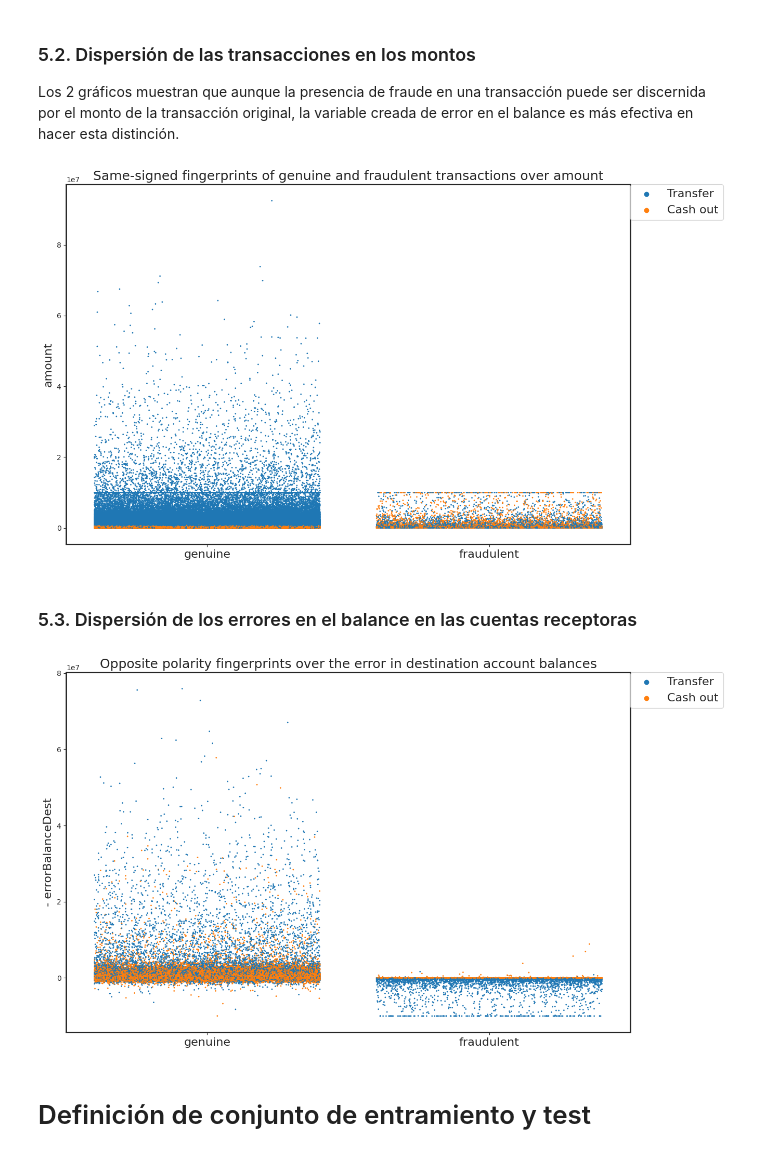
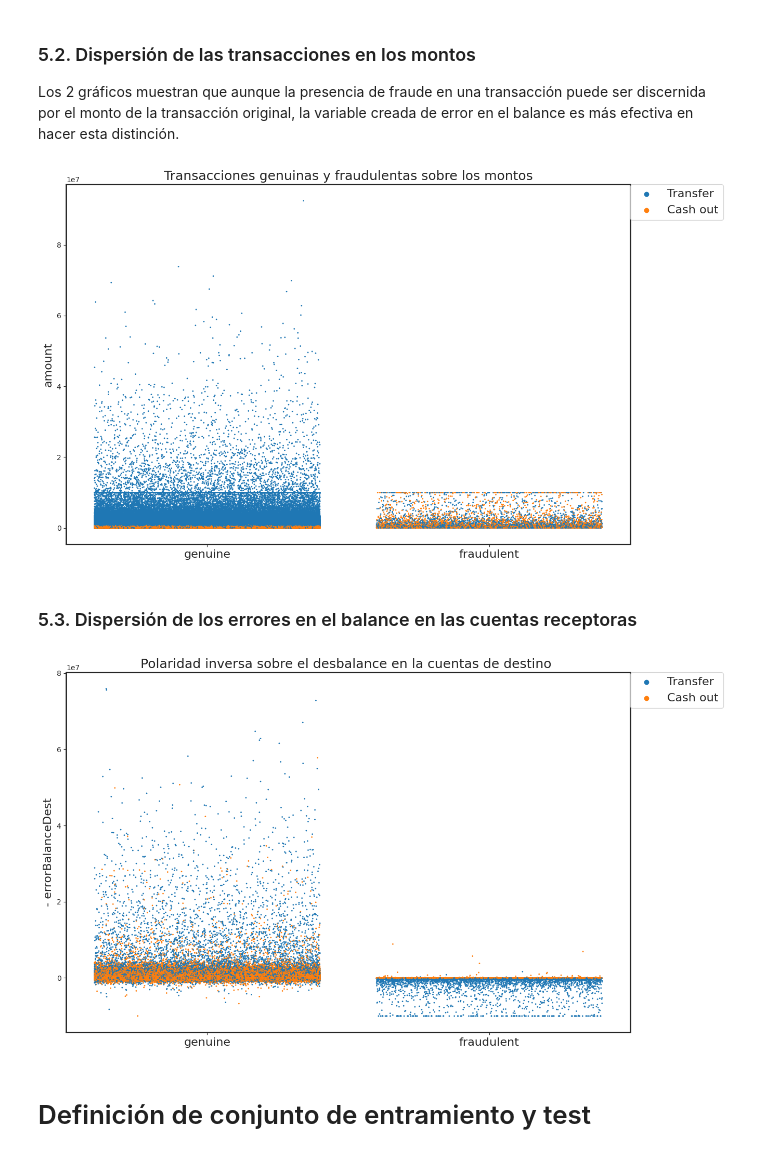
Before and after one commit to daramireh/Reporte_Fraude_Medios_Pago, a Jupyter notebook: _sources/notebooks.ipynb, the cells around one changed output. Drawn from its saved outputs; the diff is of its cells as text; code cells hidden in the pictures.

```diff
--- a/_sources/notebooks.ipynb
+++ b/_sources/notebooks.ipynb
@@ -315,20 +315,20 @@ Los 2 gráficos muestran que aunque  la presencia de fraude en una transacción
 limit = len(X)
 ax = plotStrip(Y[:limit], X.amount[:limit], X.type[:limit], figsize = (14, 9))
 ax.set_ylabel('amount', size = 16)
-ax.set_title('Same-signed fingerprints of genuine \
-and fraudulent transactions over amount', size = 18);
+ax.set_title('Transacciones genuinas y fraudulentas sobre los montos\
+', size = 18);
 # %% [output]
-[figure, old version]
+[figure, new version]
 # %% [markdown]
 ### 5.3. Dispersión de los errores en el balance en las cuentas receptoras
 # %%
 limit = len(X)
 ax = plotStrip(Y[:limit], - X.errorBalanceDest[:limit], X.type[:limit], \
               figsize = (14, 9))
 ax.set_ylabel('- errorBalanceDest', size = 16)
-ax.set_title('Opposite polarity fingerprints over the error in \
-destination account balances', size = 18);
+ax.set_title('Polaridad inversa sobre el desbalance en la cuentas de destino \
+', size = 18);
 # %% [output]
-[figure, old version]
+[figure, new version]
 # %% [markdown]
 # Definición de conjunto de entramiento y test
```
Also changed, not shown: parts of 37 cells of this notebook, 13 other files.
